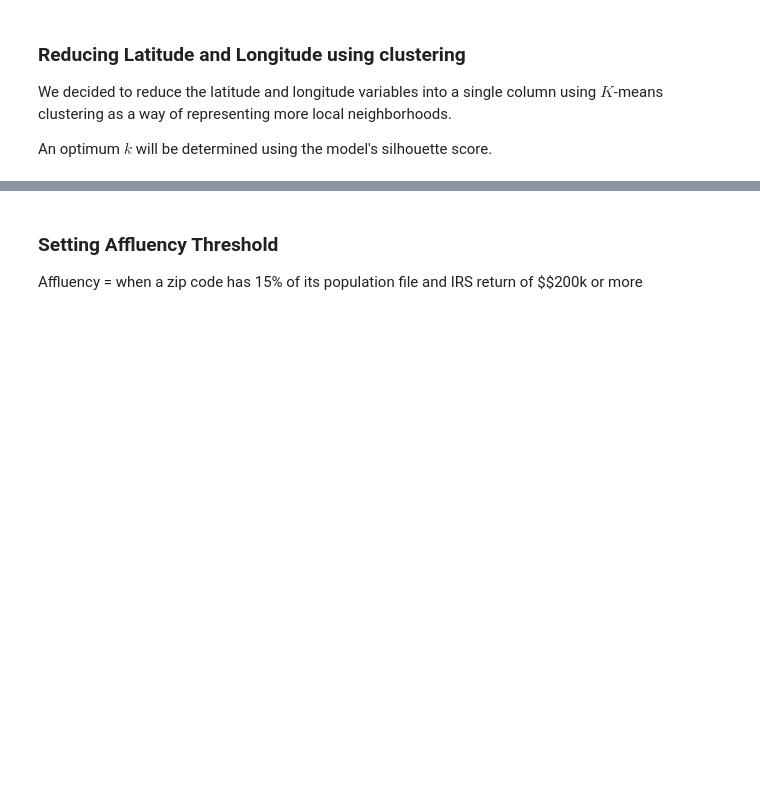
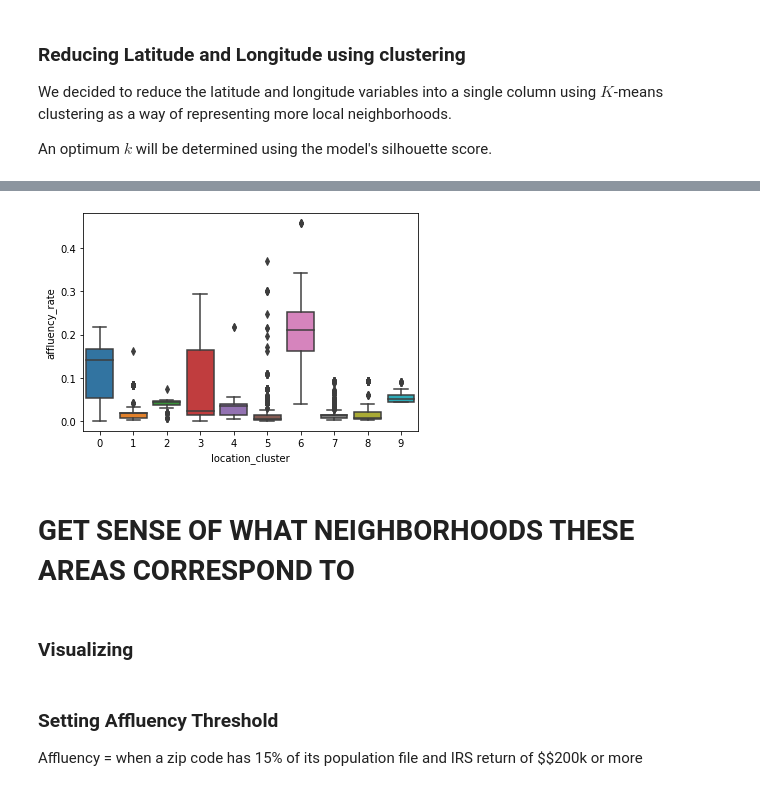
Before and after one commit to Shaddyjr/predicting_affluence_using_yelp, a Jupyter notebook: client_project_notebook.ipynb, the cells around one changed output, grey strips where cells are left out. Saved outputs shown, nothing was run; the diff lists cells and outputs as text; code cells hidden in the pictures; blank space fills up the shorter version.

```diff
--- a/client_project_notebook.ipynb
+++ b/client_project_notebook.ipynb
@@ -290,9 +320,15 @@ An optimum $k$ will be determined using the model's silhouette score.
 # %%
-best_k = 10 ## will figure out later
-km = KMeans(n_clusters=best_k)
-lat_long_df = complete_df[["latitude","longitude"]]
+km = KMeans(n_clusters= best_k["k"], random_state = random_state)
 km.fit(lat_long_df)
 complete_df["location_cluster"] = km.labels_
+# %%
+sns.boxplot(data = complete_df, x = "location_cluster", y = "affluency_rate");
+# %% [output]
+[figure, added]
+# %% [markdown]
+# GET SENSE OF WHAT NEIGHBORHOODS THESE AREAS CORRESPOND TO
+# %% [markdown]
+### Visualizing
 # %% [markdown]
 ### Setting Affluency Threshold
 Affluency = when a zip code has 15% of its population file and IRS return of $$200k or more
```
Also changed, not shown: parts of 13 cells of this notebook.
